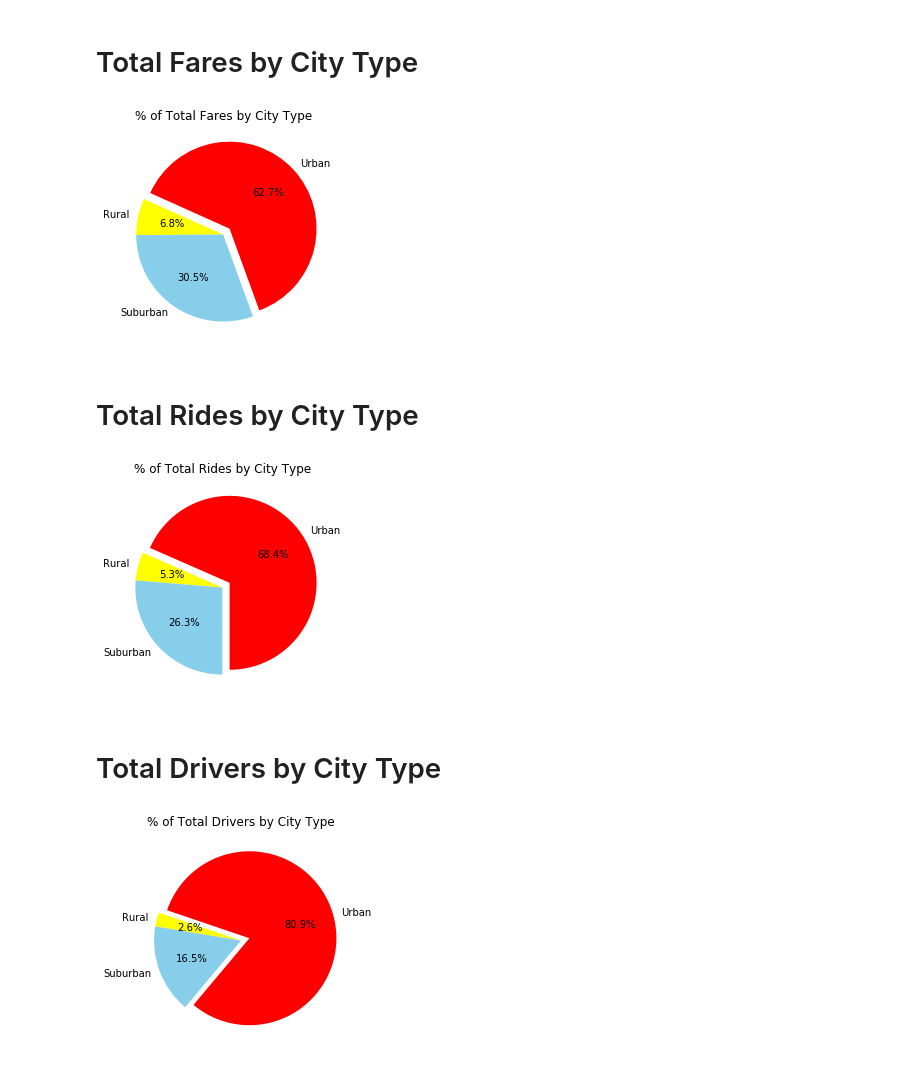
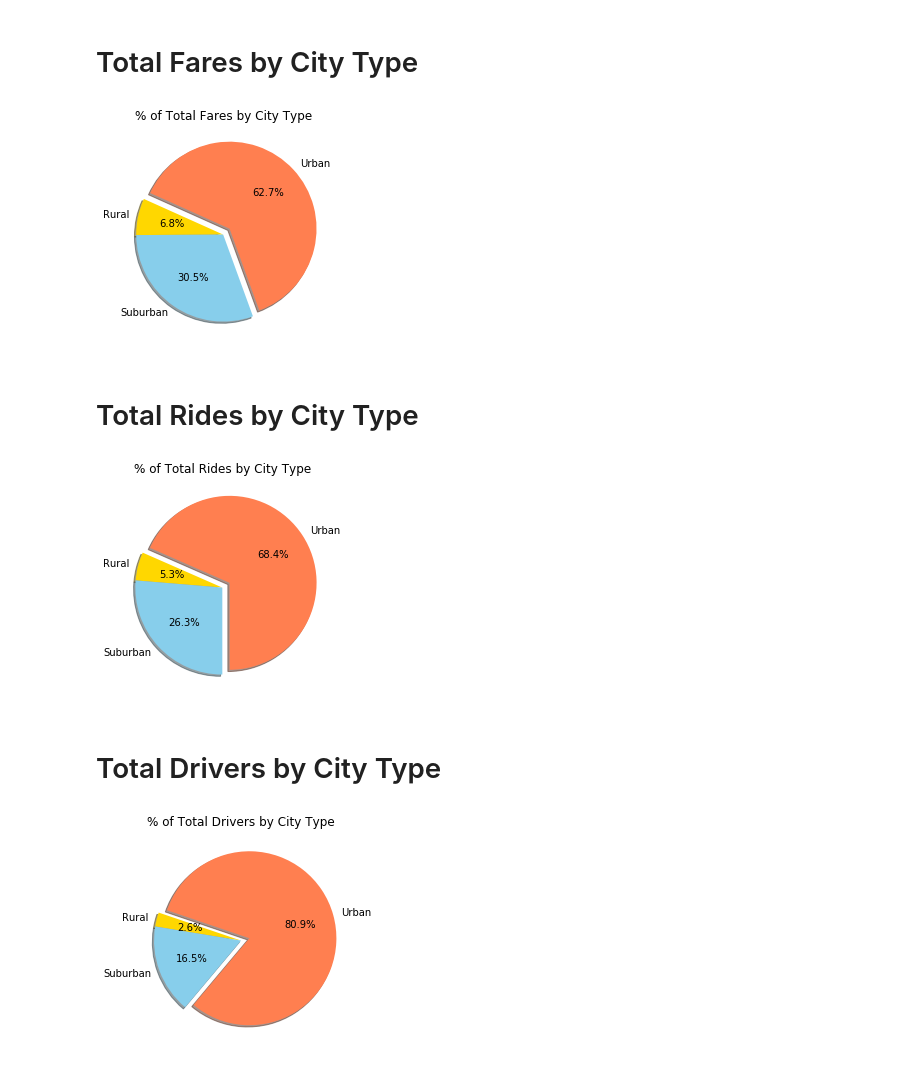
Before and after one commit to Crixuss/Matplotlib-Hw, a Jupyter notebook: Pyber_Final.ipynb, the cells around one changed output. Cells and saved outputs as stored; diff of their text form; code cells hidden in the pictures.

```diff
--- a/Pyber_Final.ipynb
+++ b/Pyber_Final.ipynb
@@ -98,15 +98,15 @@ rural_fare_per = (rural_fare_sum/total_fare_amount) * 100
 # %%
 labels = ['Urban', 'Rural', 'Suburban']
 pers = [urban_fare_per, rural_fare_per, suburban_fare_per]
-colors =['red', 'yellow', 'skyblue']
+colors =['Coral', 'Gold', 'skyblue']
 # %% [markdown]
 # Total Fares by City Type
 # %%
-fares_by_type= plt.pie(pers, labels=labels, colors=colors, autopct="%1.1f%%", startangle = 290, explode =(0.1, 0,0))
+fares_by_type= plt.pie(pers, labels=labels,shadow= True,  colors=colors, autopct="%1.1f%%", startangle = 290, explode =(0.1, 0,0))
 plt.title("% of Total Fares by City Type")
 plt.savefig("../Images/fares_by_city_type.png")
 # %% [output]
-[figure, old version]
+[figure, new version]
 # %%
 urban_rides= urban_num_rides.sum()
 suburban_rides = suburban_num_rides.sum()
@@ -116,11 +116,11 @@ rides= [urban_rides, rural_rides, suburban_rides]
 # %% [markdown]
 # Total Rides by City Type
 # %%
-rides_by_city =plt.pie(rides, labels=labels, colors=colors, autopct="%1.1f%%", startangle = 270, explode =(0.1, 0,0))
+rides_by_city =plt.pie(rides, labels=labels, shadow=True, colors=colors, autopct="%1.1f%%", startangle = 270, explode =(0.1, 0,0))
 plt.title("% of Total Rides by City Type")
 plt.savefig("../Images/rides_by_city_type.png")
 # %% [output]
-[figure, old version]
+[figure, new version]
 # %%
 urban_driver_count = driver_count.sum()
 suburban_driver_count = sub_driver_count.sum()
@@ -130,8 +130,8 @@ drivers = [urban_driver_count, rural_driver_count, suburban_driver_count]
 # %% [markdown]
 # Total Drivers by City Type
 # %%
-drivers_by_city = plt.pie(drivers, labels=labels, colors=colors, autopct="%1.1f%%", startangle = 230, explode =(0.1, 0,0) )
+drivers_by_city = plt.pie(drivers, labels=labels,shadow=True, colors=colors, autopct="%1.1f%%", startangle = 230, explode =(0.1, 0,0) )
 plt.title("% of Total Drivers by City Type")
 plt.savefig("../Images/drivers_by_city_type.png")
 # %% [output]
-[figure, old version]
+[figure, new version]
```
Also changed, not shown: parts of 4 cells of this notebook.
